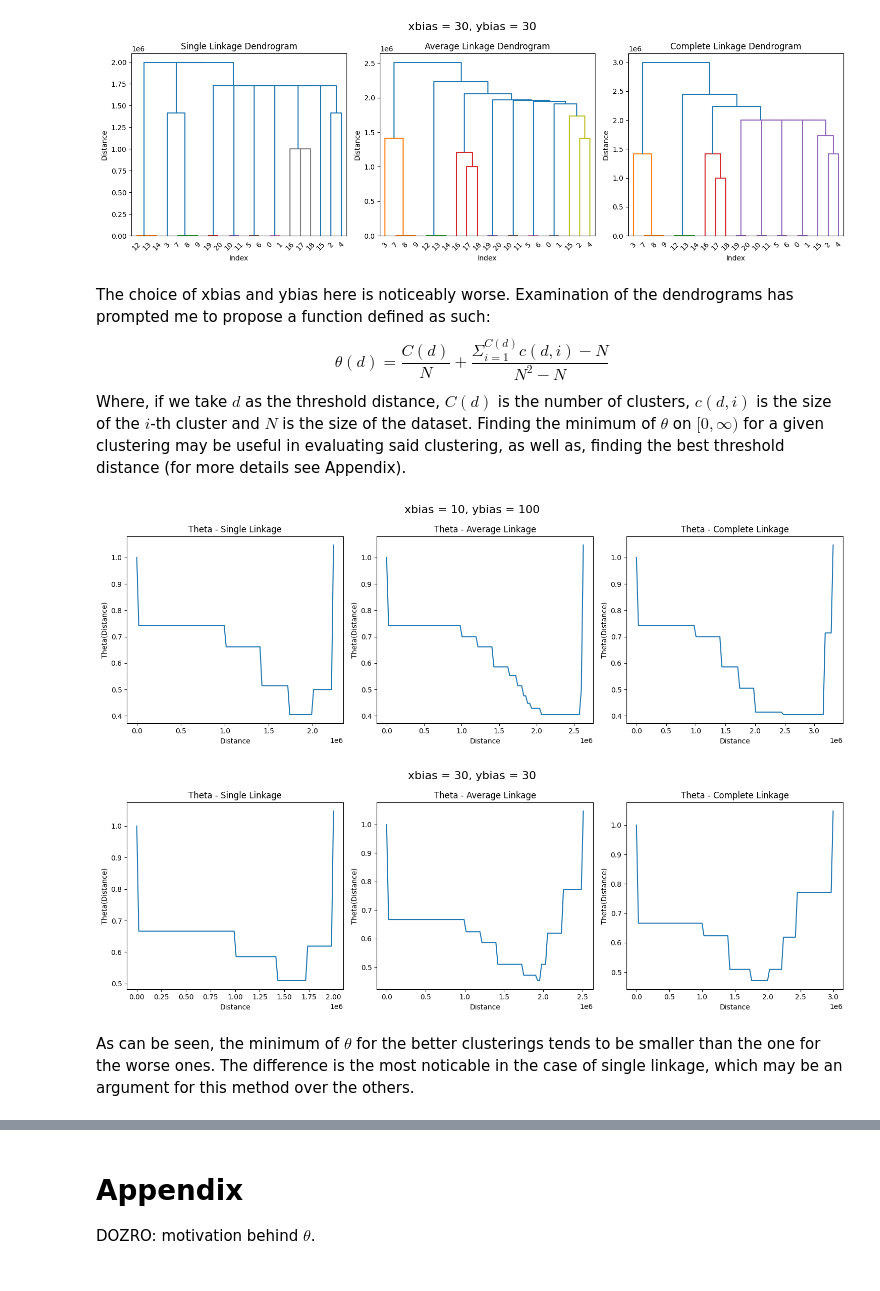
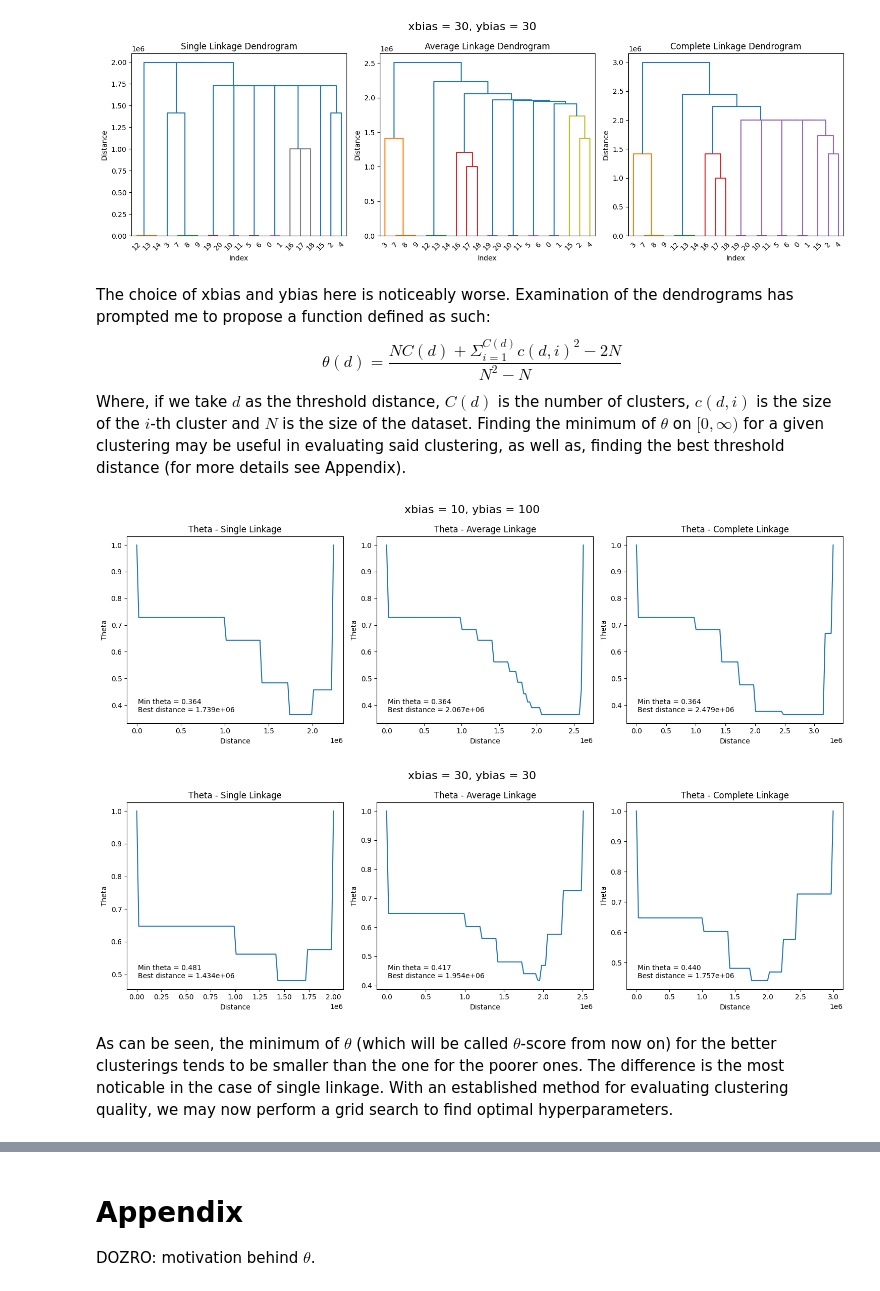
Before and after one commit to ZPP-MURMURAS/ZPP_Murmuras, a Jupyter notebook: research/preprocessing/cluster_research.ipynb, the cells around one changed output, grey strips where cells are left out. Drawn from its saved outputs; the diff is of its cells as text; code cells hidden in the pictures.

```diff
--- a/research/preprocessing/cluster_research.ipynb
+++ b/research/preprocessing/cluster_research.ipynb
@@ -27,6 +27,9 @@ class BoundingBox:
         self.y1 = min(y1, y2)
         self.x2 = max(x1, x2)
         self.y2 = max(y1, y2)
+
+    def __str__(self):
+        return f'x1: {self.x1}, y1: {self.y1}, x2: {self.x2}, y2: {self.y2}'
 
     def intersects(self, other: 'BoundingBox') -> bool:
         if self.x1 >= other.x2 or self.x2 <= other.x1:
@@ -153,66 +155,90 @@ cluster_and_draw_dendrograms(data=test_df, xbias=30, ybias=30)
 # %% [markdown]
 The choice of xbias and ybias here is noticeably worse. Examination of the dendrograms has prompted me to propose a function defined as such:
 $$
-\theta(d) = \frac{C(d)}{N} + \frac{\Sigma_{i = 1}^{C(d)}c(d, i) - N}{N^2 - N}
+\theta(d) = \frac{NC(d) + \Sigma_{i = 1}^{C(d)}c(d, i)^2 - 2N}{N^2 - N}
 $$
 Where, if we take $d$ as the threshold distance, $C(d)$ is the number of clusters, $c(d, i)$ is the size of the $i$-th cluster and $N$ is the size of the dataset. Finding the minimum of $\theta$ on $[0, \infty)$ for a given clustering may be useful in evaluating said clustering, as well as, finding the best threshold distance (for more details see Appendix).
 # %%
 def theta(clusters):
     cluster_sizes = np.bincount(clusters)[1:]
-    n = len(cluster_sizes)
+    C = len(cluster_sizes)
     N = np.sum(cluster_sizes)
     sum_sizes_sq = np.sum(cluster_sizes ** 2)
-    return (n / N) + ((sum_sizes_sq - N) / (N ** 2 - N))
+    return ((N * C + sum_sizes_sq - 2 * N) / (N ** 2 - N))
 
 def theta_vs_distance(linkage):
     max_distance = max(linkage[:, 2])
     distances = np.linspace(0, max_distance, 100)
     theta_vals = []
+    min_theta = 1
+    best_dist = 0
 
     for d in distances:
         clusters = fcluster(linkage, t=d, criterion='distance')
-        theta_vals.append(theta(clusters))
+        theta_val = theta(clusters)
+        theta_vals.append(theta_val)
+        if theta_val < min_theta:
+            min_theta = theta_val
+            best_dist = d
 
-    return distances, theta_vals
+    return distances, theta_vals, best_dist, min_theta
 
 def draw_theta(linkage_single, linkage_average, linkage_complete, plot_group_title=None):
     fig, axs = plt.subplots(1, 3, figsize=(15, 5))
+
     if plot_group_title:
         plt.suptitle(plot_group_title, fontsize=16)
 
-    dists_single, theta_single = theta_vs_distance(linkage_single)
+    dists_single, theta_single, best_dist_single, min_theta_single = theta_vs_distance(linkage_single)
     axs[0].plot(dists_single, theta_single)
     axs[0].set_title('Theta - Single Linkage')
     axs[0].set_xlabel('Distance')
-    axs[0].set_ylabel('Theta(Distance)')
+    axs[0].set_ylabel('Theta')
+    axs[0].text(0.05, 0.05,
+                f'Min theta = {min_theta_single:.3f}\nBest distance = {best_dist_single:.3e}',
+                transform=axs[0].transAxes,
+                fontsize=10,
+                va='bottom', ha='left')
 
-    dists_average, theta_average = theta_vs_distance(linkage_average)
+    dists_average, theta_average, best_dist_average, min_theta_average = theta_vs_distance(linkage_average)
     axs[1].plot(dists_average, theta_average)
     axs[1].set_title('Theta - Average Linkage')
     axs[1].set_xlabel('Distance')
-    axs[1].set_ylabel('Theta(Distance)')
+    axs[1].set_ylabel('Theta')
+    axs[1].text(0.05, 0.05,
+                f'Min theta = {min_theta_average:.3f}\nBest distance = {best_dist_average:.3e}',
+                transform=axs[1].transAxes,
+                fontsize=10,
+                va='bottom', ha='left')
 
-    dists_complete, theta_complete = theta_vs_distance(linkage_complete)
+    dists_complete, theta_complete, best_dist_complete, min_theta_complete = theta_vs_distance(linkage_complete)
     axs[2].plot(dists_complete, theta_complete)
     axs[2].set_title('Theta - Complete Linkage')
     axs[2].set_xlabel('Distance')
-    axs[2].set_ylabel('Theta(Distance)')
+    axs[2].set_ylabel('Theta')
+    axs[2].text(0.05, 0.05,
+                f'Min theta = {min_theta_complete:.3f}\nBest distance = {best_dist_complete:.3e}',
+                transform=axs[2].transAxes,
+                fontsize=10,
+                va='bottom', ha='left')
 
     plt.tight_layout()
     plt.show()
 
 def cluster_and_draw_theta(data, xbias, ybias):
     distance_matrix = calculate_dist_mat(data=data, xbias=xbias, ybias=ybias)
-    linkage_single, linkage_average, linkage_complete = link(distance_matrix=distance_matrix)
+    linkage_single = linkage(distance_matrix, method='single')
+    linkage_average = linkage(distance_matrix, method='average')
+    linkage_complete = linkage(distance_matrix, method='complete')
     draw_theta(linkage_single=linkage_single,
                linkage_average=linkage_average,
                linkage_complete=linkage_complete,
                plot_group_title=f'xbias = {xbias}, ybias = {ybias}')
 
 cluster_and_draw_theta(data=test_df, xbias=10, ybias=100)
 cluster_and_draw_theta(data=test_df, xbias=30, ybias=30)
 # %% [output]
-[figure, old version]
+[figure, new version]
-[figure, old version]
+[figure, new version]
 # %% [markdown]
-As can be seen, the minimum of $\theta$ for the better clusterings tends to be smaller than the one for the worse ones. The difference is the most noticable in the case of single linkage, which may be an argument for this method over the others.
+As can be seen, the minimum of $\theta$ (which will be called $\theta$-score from now on) for the better clusterings tends to be smaller than the one for the poorer ones. The difference is the most noticable in the case of single linkage. With an established method for evaluating clustering quality, we may now perform a grid search to find optimal hyperparameters.
```
Also changed, not shown: parts of 3 cells of this notebook.
